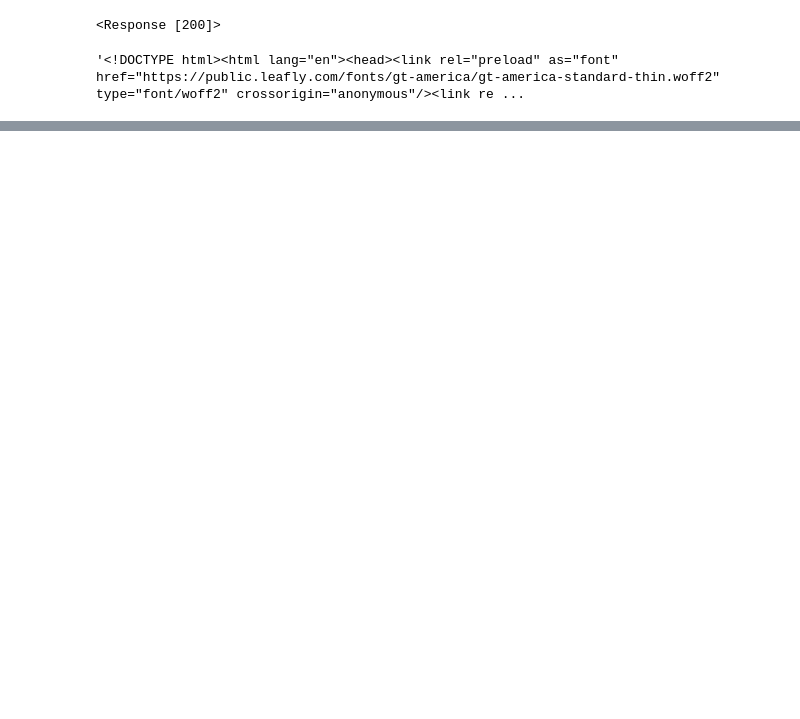
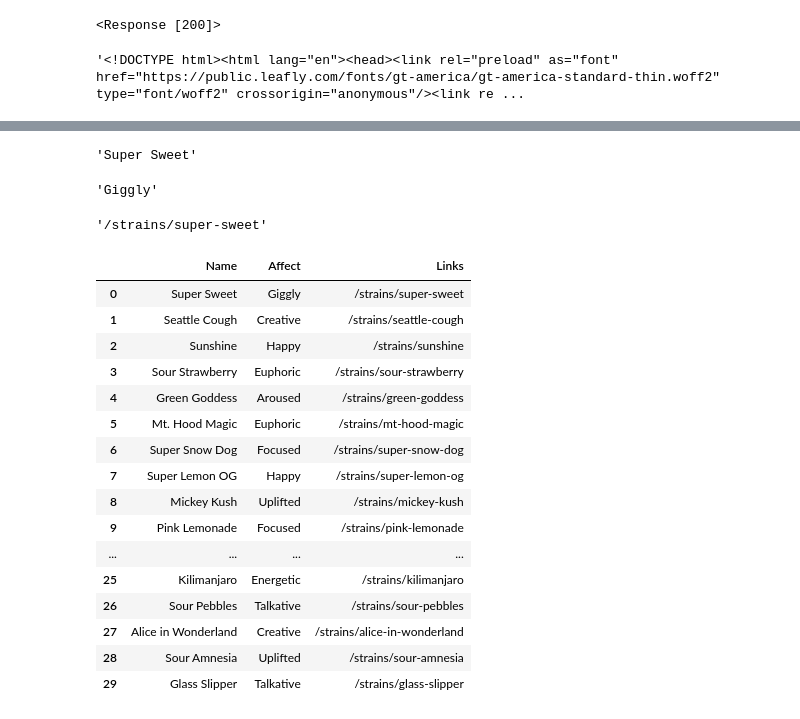
Before and after one commit to med-cab2/data-science, a Jupyter notebook: leafly_scrape.ipynb, the cells around one changed output, grey strips where cells are left out. Cells and saved outputs as stored; diff of their text form; code cells hidden in the pictures; blank space fills up the shorter version.

```diff
--- a/leafly_scrape.ipynb
+++ b/leafly_scrape.ipynb
@@ -52,3 +52,0 @@ document = r.html
-# %%
-strain = document.find('.strain-tile')
-len(strain)
@@ -58,0 +56,4 @@ strain1 = strain[0]
+# %%
+#finding each strain name
+strain_name = document.find('.strain-tile')
+strain_name
@@ -58,0 +86,43 @@ strain1 = strain[0]
+# %%
+#pinpointed the text of the strain name!
+strain_name1.find('.strain-tile__name', first = True).text
+# %% [output]
+'Super Sweet'
+# %%
+#figured out how to get the text only
+strain_name1.find('span', first = True).text
+# %% [output]
+'Giggly'
+# %%
+#pulling the attribute of the link only
+strain_name1.attrs['href']
+# %% [output]
+'/strains/super-sweet'
+# %%
+strain_list = []
+for strain in strain_name:
+  name = strain.find('.strain-tile__name')[0].text
+  affect = strain.find('span')[0].text
+  link = strain.attrs['href']
+  strain_list.append({'Name':name, 'Affect':affect, 'Links': link})
+# %%
+df = pd.DataFrame(strain_list)
+df
+# %% [output]
+|  | Name | Affect | Links |
+| 0 | Super Sweet | Giggly | /strains/super-sweet |
+| 1 | Seattle Cough | Creative | /strains/seattle-cough |
+| 2 | Sunshine | Happy | /strains/sunshine |
+| 3 | Sour Strawberry | Euphoric | /strains/sour-strawberry |
+| 4 | Green Goddess | Aroused | /strains/green-goddess |
+| 5 | Mt. Hood Magic | Euphoric | /strains/mt-hood-magic |
+| 6 | Super Snow Dog | Focused | /strains/super-snow-dog |
+| 7 | Super Lemon OG | Happy | /strains/super-lemon-og |
+| 8 | Mickey Kush | Uplifted | /strains/mickey-kush |
+| 9 | Pink Lemonade | Focused | /strains/pink-lemonade |
+| ... | ... | ... | ... |
+| 25 | Kilimanjaro | Energetic | /strains/kilimanjaro |
+| 26 | Sour Pebbles | Talkative | /strains/sour-pebbles |
+| 27 | Alice in Wonderland | Creative | /strains/alice-in-wonderland |
+| 28 | Sour Amnesia | Uplifted | /strains/sour-amnesia |
+| 29 | Glass Slipper | Talkative | /strains/glass-slipper |
```
Also changed, not shown: parts of 33 cells of this notebook.
